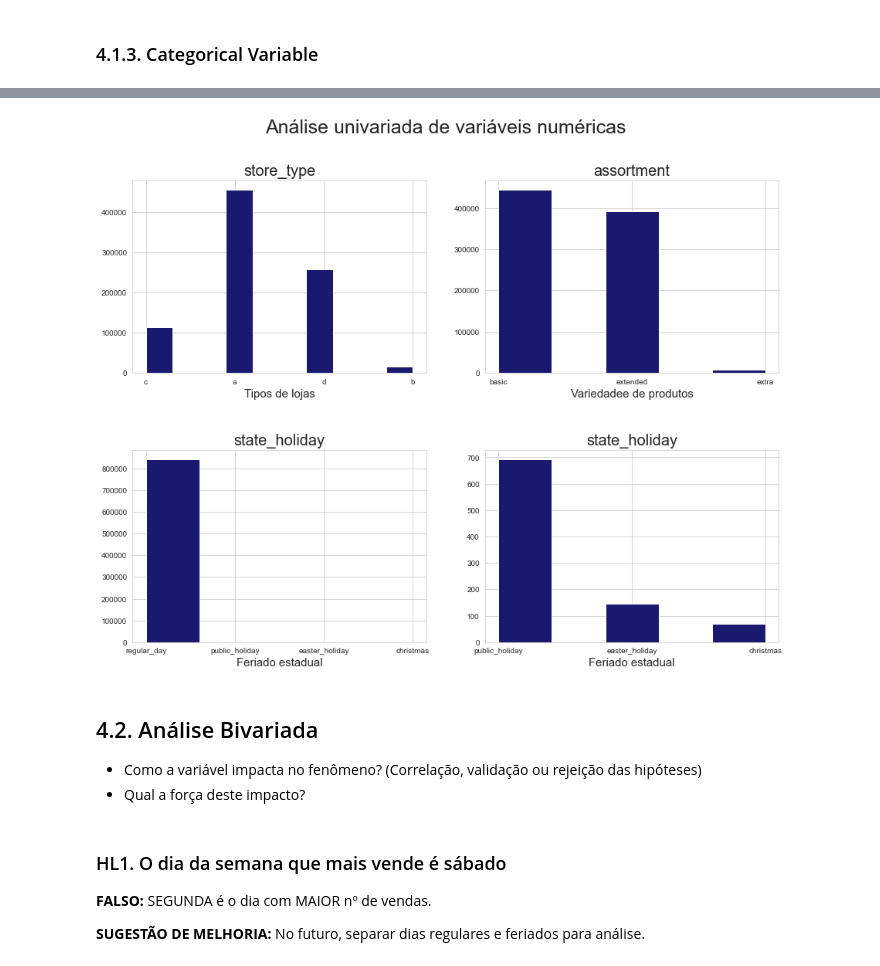
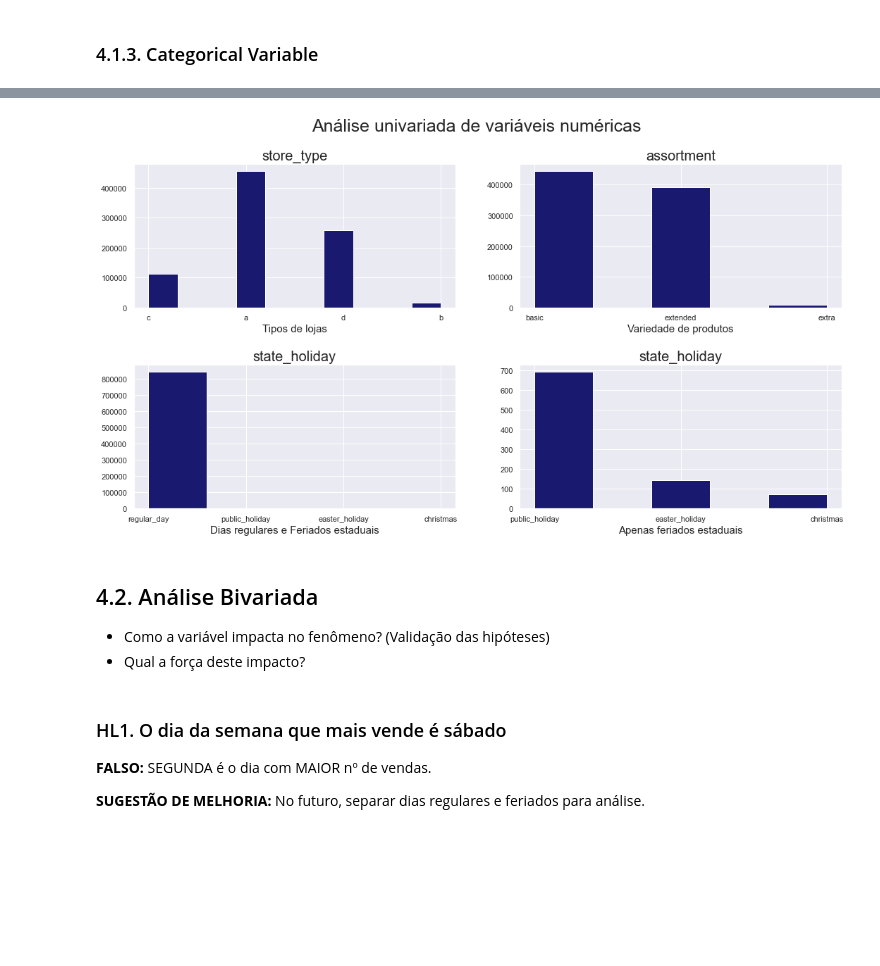
Before and after one commit to paulawehdorn/rossmann_store_sales_prediction, a Jupyter notebook: notebooks/rossmann_stores_sales_prediction.ipynb, the cells around one changed output, grey strips where cells are left out. Cells and saved outputs as stored; diff of their text form; code cells hidden in the pictures; blank space fills up the shorter version.

```diff
--- a/notebooks/rossmann_stores_sales_prediction.ipynb
+++ b/notebooks/rossmann_stores_sales_prediction.ipynb
@@ -15,15 +13,12 @@ import inflection
 import xgboost as xgb
 import seaborn as sns
 import datetime
-# Define os tipos de gráficos
-sns.set_style('whitegrid')
 
 from scipy                 import stats as ss
 from boruta                import BorutaPy
 from IPython.display       import Image
 from IPython.core.display  import HTML
 from matplotlib            import pyplot as plt
-%matplotlib inline
 
 from sklearn.metrics       import mean_absolute_error, mean_squared_error
 from sklearn.ensemble      import RandomForestRegressor
@@ -464,10 +394,10 @@ df3.shape
 ## 3.2. Seleção das Colunas
 # %%
 # Remover colunas que não serão utilizadas
-# --> 'customers': Remover, pois como é um problema de previsão, precisaríamos ter a previsão da quantidade de clientes em cada loja nas próximas seis semanas.
-# --> 'open': Remover, pois já selecionamos somente lojas abertas
-# --> 'promo_interval': Remover, pois vamos usar apenas se estava ou não estava em promoção contínua ('promo2')
-cols_drop = ['competition_open_since_month', 'competition_open_since_year', 'open', 'promo2_since_week', 'customers', 'promo2_since_year', 'promo_interval']
+# --> 'customers': Remover, pois precisaríamos ter a previsão da quantidade de clientes em cada loja nas próximas seis semanas.
+# --> 'open': Remover, pois já selecionamos somente lojas abertas.
+
+cols_drop = ['customers', 'open']
 df3 = df3.drop( cols_drop, axis=1 )
 # %%
 num_attributes = df3.select_dtypes( include = ['int64', 'int32', 'float64'] )
@@ -596,46 +529,46 @@ Index(['store_type', 'assortment', 'state_holiday', 'year_week'], dtype='object'
 # %%
 # Cria o gráfico
-fig = plt.figure( figsize = (15, 11))
+fig = plt.figure( figsize = (18, 9))
 
 # Configura o título
 fig.suptitle('Análise univariada de variáveis numéricas', fontsize=25)
 cor = 'midnightblue'
 
 # Adiciona o primeiro subplot
 ax1 = fig.add_subplot(2, 2, 1)
 ax1.hist(df4['store_type'], bins=10, color=cor)
 ax1.set_title('store_type', fontsize=20)
 ax1.set_xlabel('Tipos de lojas', fontsize=15)
 
 # Adiciona o segundo subplot
 ax2 = fig.add_subplot(2, 2, 2)
 ax2.hist(df4['assortment'], bins=5, color=cor)
 ax2.set_title('assortment', fontsize=20)
-ax2.set_xlabel('Variedadee de produtos', fontsize=15)
+ax2.set_xlabel('Variedade de produtos', fontsize=15)
 
 # Adiciona o terceiro subplot
 ax3 = fig.add_subplot(2, 2, 3)
 ax3.hist(df4['state_holiday'], bins=5, color=cor)
 ax3.set_title('state_holiday', fontsize=20)
-ax3.set_xlabel('Feriado estadual', fontsize=15)
+ax3.set_xlabel('Dias regulares e Feriados estaduais', fontsize=15)
 
 # Adiciona o quarto subplot
 aux = df4[df4['state_holiday'] != 'regular_day']
 ax4 = fig.add_subplot(2, 2, 4)
 ax4.hist(aux['state_holiday'], bins=5, color=cor)
 ax4.set_title('state_holiday', fontsize=20)
-ax4.set_xlabel('Feriado estadual', fontsize=15)
+ax4.set_xlabel('Apenas feriados estaduais', fontsize=15)
 
 # Adiciona espaço vertical entre os subplots
 fig.subplots_adjust(hspace=0.4)
 
 # Plota e mostra o gráfico
 plt.show()
 # %% [output]
-[figure, old version]
+[figure, new version]
 # %% [markdown]
 ## 4.2. Análise Bivariada
-- Como a variável impacta no fenômeno? (Correlação, validação ou rejeição das hipóteses)
+- Como a variável impacta no fenômeno? (Validação das hipóteses)
 - Qual a força deste impacto?
 # %% [markdown]
 ### HL1. O dia da semana que mais vende é sábado
```
Also changed, not shown: parts of 56 cells of this notebook, 2 other files.
